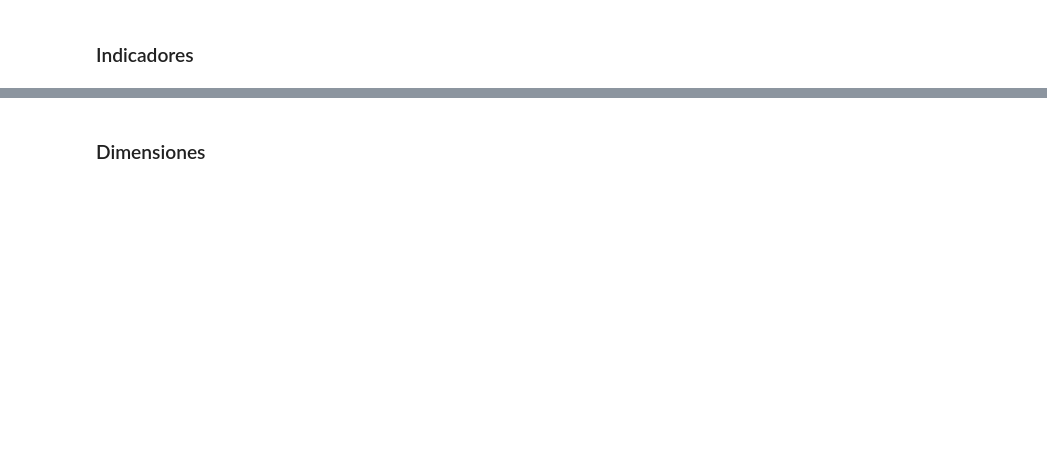
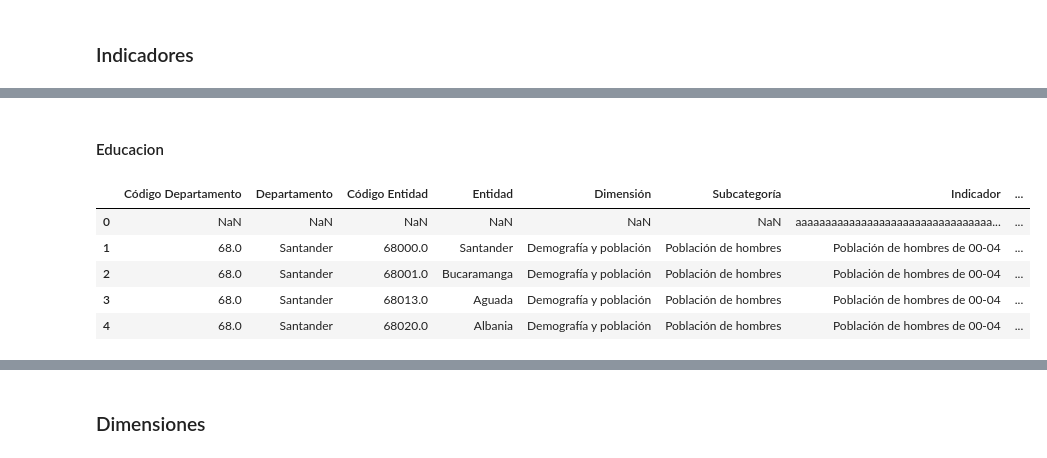
Before and after one commit to BI-G15/Proyecto2, a Jupyter notebook: Proyecto2.ipynb, the cells around one changed output, grey strips where cells are left out. Drawn from its saved outputs; the diff is of its cells as text; code cells hidden in the pictures; blank space fills up the shorter version.

```diff
--- a/Proyecto2.ipynb
+++ b/Proyecto2.ipynb
@@ -385,0 +518,11 @@ Name: nombre_del_proyecto, dtype: int64
+# %% [markdown]
+#### Educacion
+# %%
+df_poblacion.head()
+# %% [output]
+|  | Código Departamento | Departamento | Código Entidad | Entidad | Dimensión | Subcategoría | Indicador | ... |
+| 0 | NaN | NaN | NaN | NaN | NaN | NaN | aaaaaaaaaaaaaaaaaaaaaaaaaaaaaaaaa... | ... |
+| 1 | 68.0 | Santander | 68000.0 | Santander | Demografía y población | Población de hombres | Población de hombres de 00-04 | ... |
+| 2 | 68.0 | Santander | 68001.0 | Bucaramanga | Demografía y población | Población de hombres | Población de hombres de 00-04 | ... |
+| 3 | 68.0 | Santander | 68013.0 | Aguada | Demografía y población | Población de hombres | Población de hombres de 00-04 | ... |
+| 4 | 68.0 | Santander | 68020.0 | Albania | Demografía y población | Población de hombres | Población de hombres de 00-04 | ... |
```
Also changed, not shown: parts of 50 cells of this notebook.
